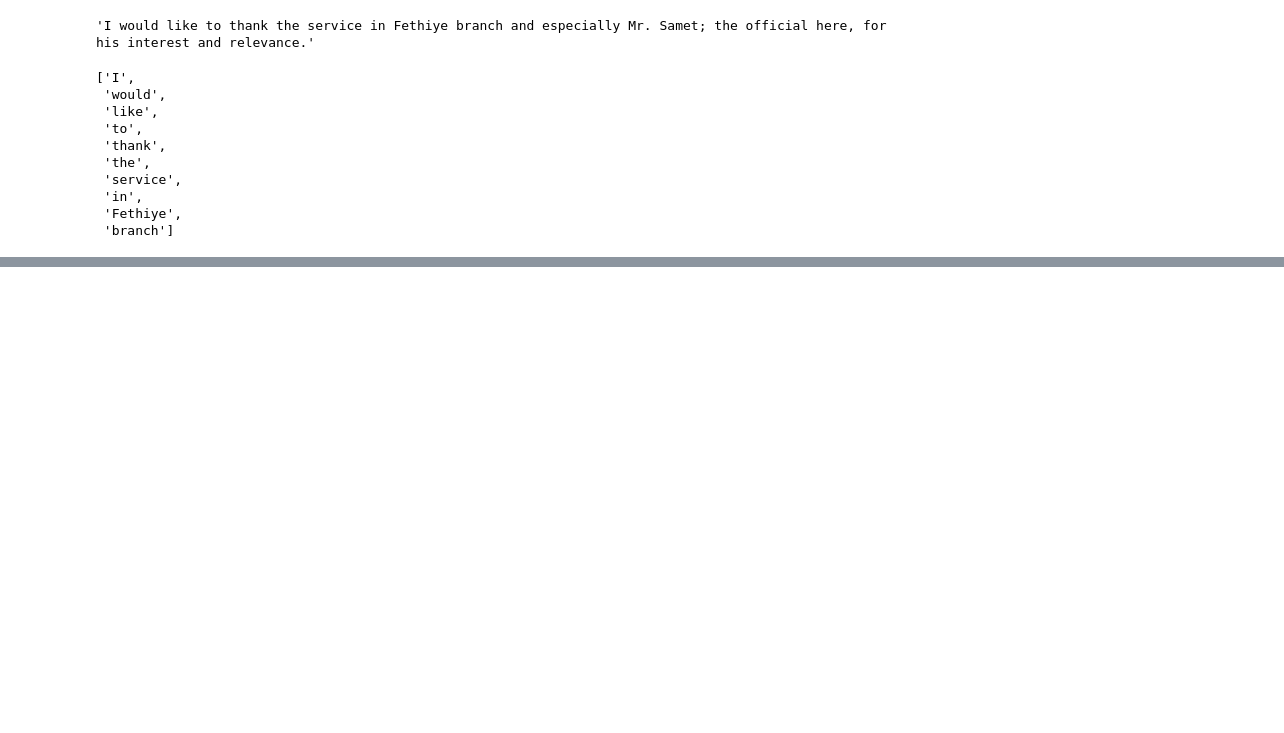
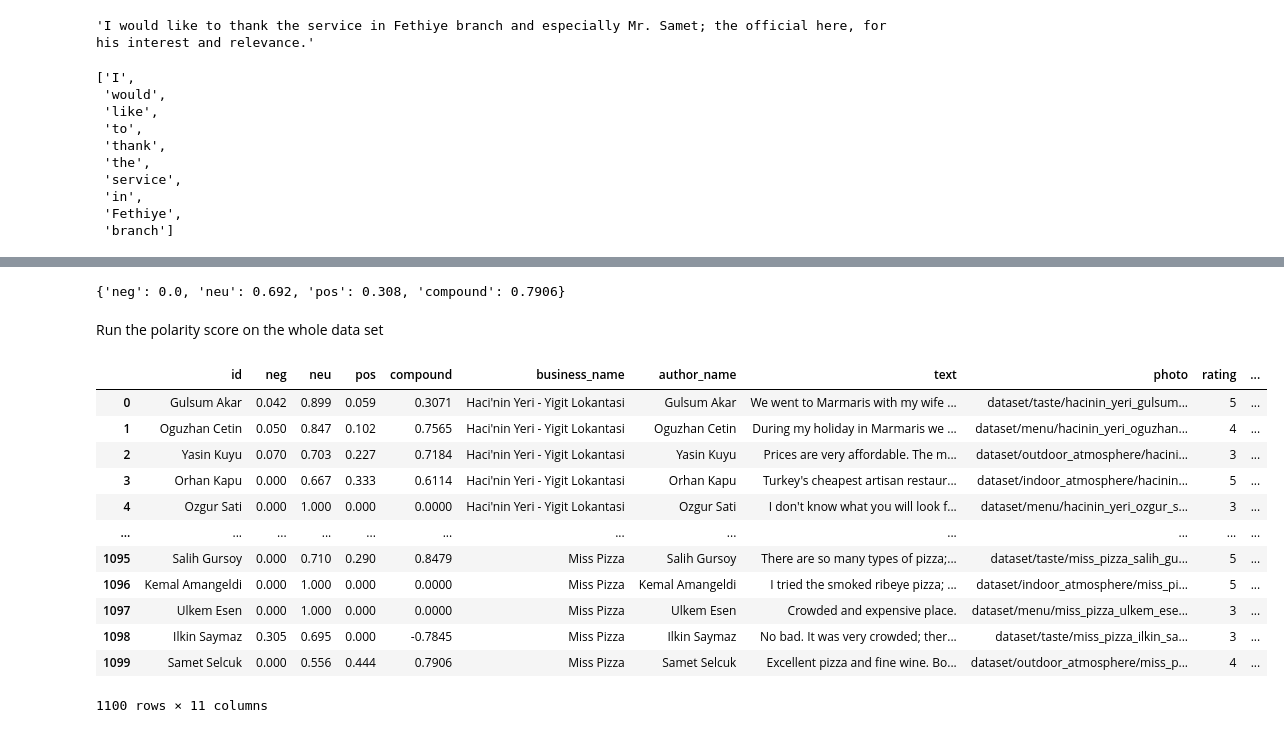
Before and after one commit to juanesgarg/Sentiment_Analysis, a Jupyter notebook: sentiment_analysis_restaurants.ipynb, the cells around one changed output, grey strips where cells are left out. Cells and saved outputs as stored; diff of their text form; code cells hidden in the pictures; blank space fills up the shorter version.

```diff
--- a/sentiment_analysis_restaurants.ipynb
+++ b/sentiment_analysis_restaurants.ipynb
@@ -89,0 +145,6 @@ tokens[:10]
+# %%
+sia.polarity_scores(example)
+# %% [output]
+{'neg': 0.0, 'neu': 0.692, 'pos': 0.308, 'compound': 0.7906}
+# %% [markdown]
+Run the polarity score on the whole data set
@@ -89,0 +157,19 @@ tokens[:10]
+# %%
+V = pd.DataFrame(res).T
+V = V.reset_index().rename(columns={'index':'id'})
+V = V.merge(df, left_on='id', right_on='author_name')
+V
+# %% [output]
+|  | id | neg | neu | pos | compound | business_name | author_name | text | photo | rating | ... |
+| 0 | Gulsum Akar | 0.042 | 0.899 | 0.059 | 0.3071 | Haci'nin Yeri - Yigit Lokantasi | Gulsum Akar | We went to Marmaris with my wife ... | dataset/taste/hacinin_yeri_gulsum... | 5 | ... |
+| 1 | Oguzhan Cetin | 0.050 | 0.847 | 0.102 | 0.7565 | Haci'nin Yeri - Yigit Lokantasi | Oguzhan Cetin | During my holiday in Marmaris we ... | dataset/menu/hacinin_yeri_oguzhan... | 4 | ... |
+| 2 | Yasin Kuyu | 0.070 | 0.703 | 0.227 | 0.7184 | Haci'nin Yeri - Yigit Lokantasi | Yasin Kuyu | Prices are very affordable. The m... | dataset/outdoor_atmosphere/hacini... | 3 | ... |
+| 3 | Orhan Kapu | 0.000 | 0.667 | 0.333 | 0.6114 | Haci'nin Yeri - Yigit Lokantasi | Orhan Kapu | Turkey's cheapest artisan restaur... | dataset/indoor_atmosphere/hacinin... | 5 | ... |
+| 4 | Ozgur Sati | 0.000 | 1.000 | 0.000 | 0.0000 | Haci'nin Yeri - Yigit Lokantasi | Ozgur Sati | I don't know what you will look f... | dataset/menu/hacinin_yeri_ozgur_s... | 3 | ... |
+| ... | ... | ... | ... | ... | ... | ... | ... | ... | ... | ... | ... |
+| 1095 | Salih Gursoy | 0.000 | 0.710 | 0.290 | 0.8479 | Miss Pizza | Salih Gursoy | There are so many types of pizza;... | dataset/taste/miss_pizza_salih_gu... | 5 | ... |
+| 1096 | Kemal Amangeldi | 0.000 | 1.000 | 0.000 | 0.0000 | Miss Pizza | Kemal Amangeldi | I tried the smoked ribeye pizza; ... | dataset/indoor_atmosphere/miss_pi... | 5 | ... |
+| 1097 | Ulkem Esen | 0.000 | 1.000 | 0.000 | 0.0000 | Miss Pizza | Ulkem Esen | Crowded and expensive place. | dataset/menu/miss_pizza_ulkem_ese... | 3 | ... |
+| 1098 | Ilkin Saymaz | 0.305 | 0.695 | 0.000 | -0.7845 | Miss Pizza | Ilkin Saymaz | No bad. It was very crowded; ther... | dataset/taste/miss_pizza_ilkin_sa... | 3 | ... |
+| 1099 | Samet Selcuk | 0.000 | 0.556 | 0.444 | 0.7906 | Miss Pizza | Samet Selcuk | Excellent pizza and fine wine. Bo... | dataset/outdoor_atmosphere/miss_p... | 4 | ... |
+1100 rows × 11 columns
```
Also changed, not shown: parts of 22 cells of this notebook.
